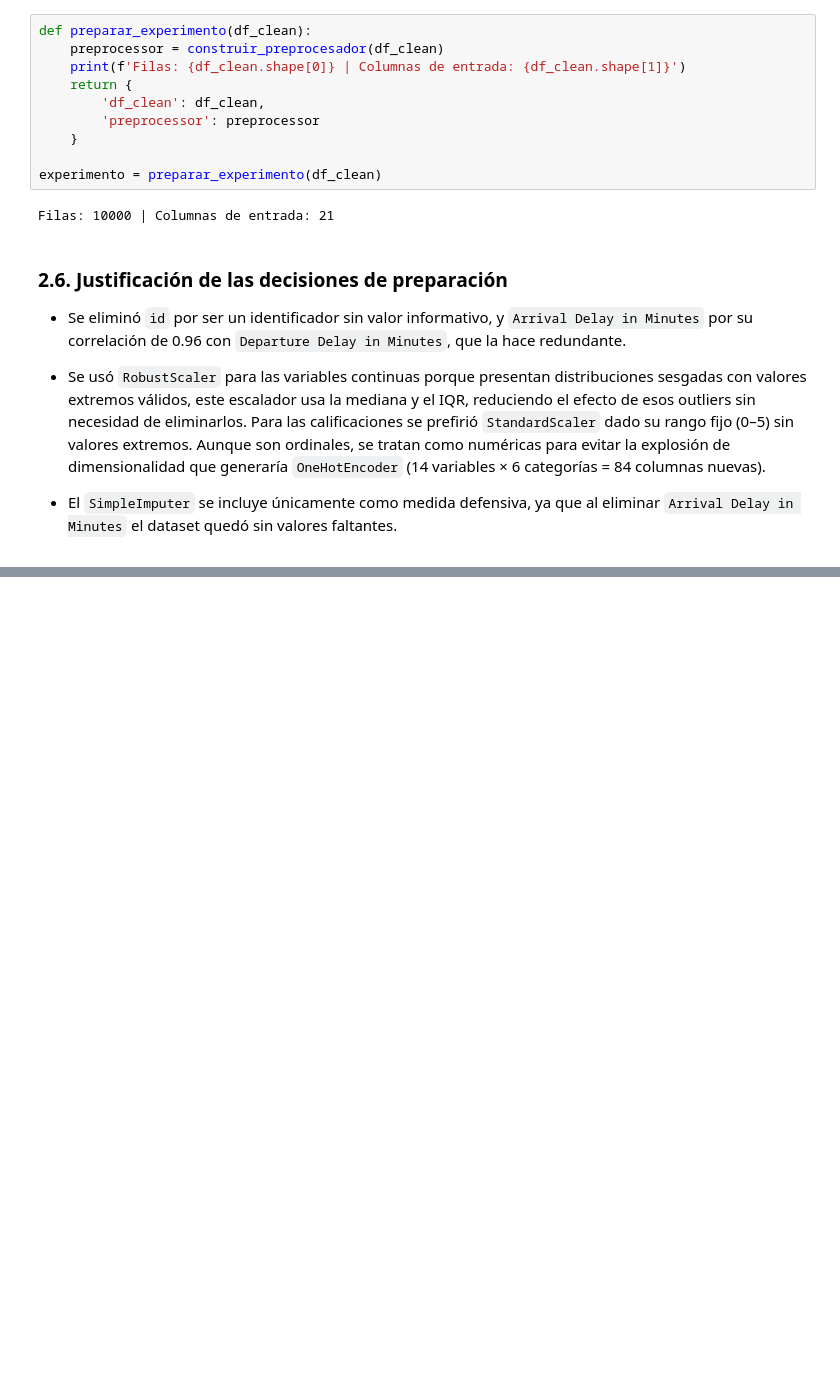
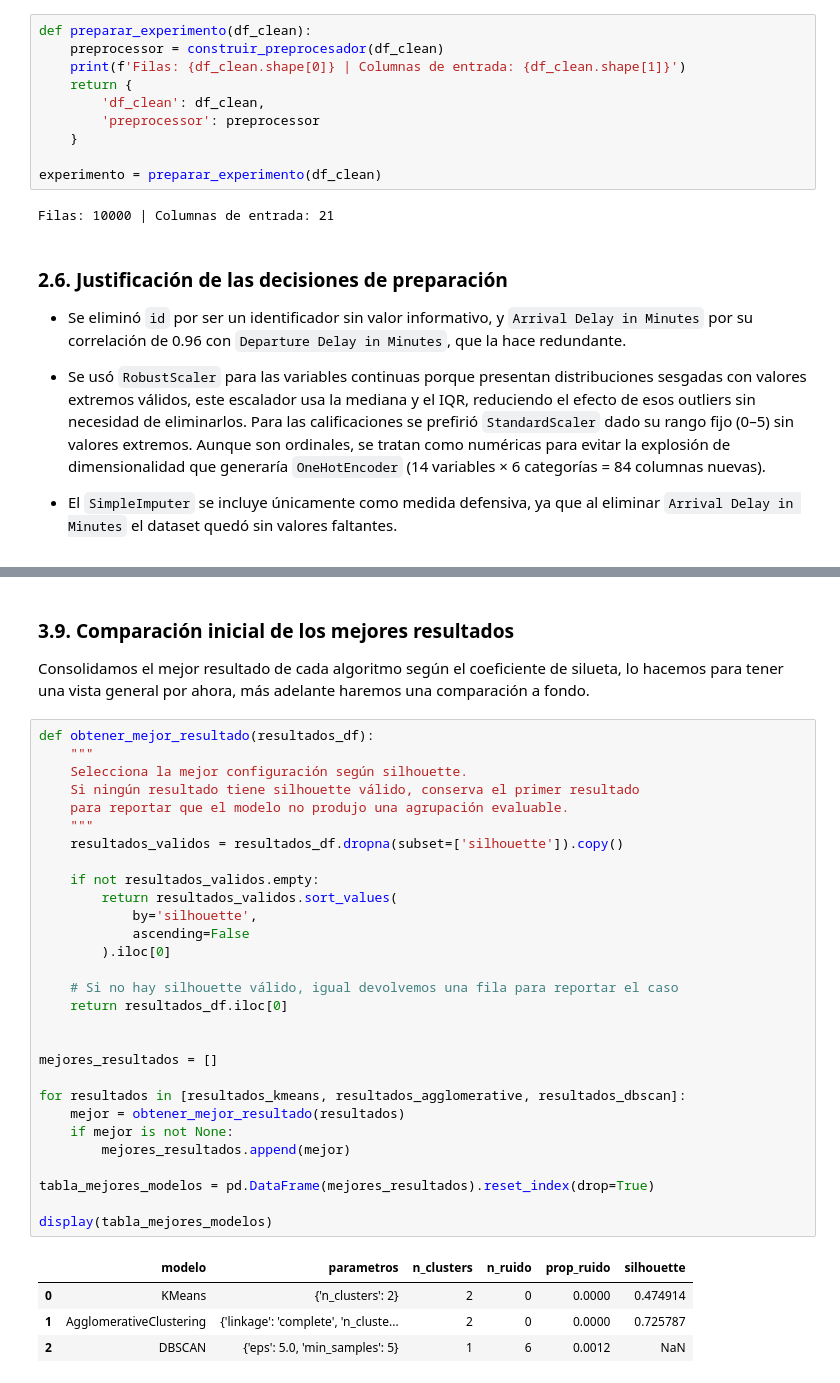
Before and after one commit to Dav1d10/MachineLearningLabs, a Jupyter notebook: Labs/Lab4.ipynb, the cells around one changed output, grey strips where cells are left out. Cells and saved outputs as stored; diff of their text form; blank space fills up the shorter version.

```diff
--- a/Labs/Lab4.ipynb
+++ b/Labs/Lab4.ipynb
@@ -512,0 +811,38 @@ se tratan como numéricas para evitar la explosión de dimensionalidad que gener
+# %% [markdown]
+### 3.9. Comparación inicial de los mejores resultados
+
+Consolidamos el mejor resultado de cada algoritmo según el coeficiente de silueta, lo hacemos para tener una vista general por ahora, más adelante haremos una comparación a fondo.
+# %%
+def obtener_mejor_resultado(resultados_df):
+    """
+    Selecciona la mejor configuración según silhouette.
+    Si ningún resultado tiene silhouette válido, conserva el primer resultado
+    para reportar que el modelo no produjo una agrupación evaluable.
+    """
+    resultados_validos = resultados_df.dropna(subset=['silhouette']).copy()
+
+    if not resultados_validos.empty:
+        return resultados_validos.sort_values(
+            by='silhouette',
+            ascending=False
+        ).iloc[0]
+
+    # Si no hay silhouette válido, igual devolvemos una fila para reportar el caso
+    return resultados_df.iloc[0]
+
+
+mejores_resultados = []
+
+for resultados in [resultados_kmeans, resultados_agglomerative, resultados_dbscan]:
+    mejor = obtener_mejor_resultado(resultados)
+    if mejor is not None:
+        mejores_resultados.append(mejor)
+
+tabla_mejores_modelos = pd.DataFrame(mejores_resultados).reset_index(drop=True)
+
+display(tabla_mejores_modelos)
+# %% [output]
+|  | modelo | parametros | n_clusters | n_ruido | prop_ruido | silhouette |
+| 0 | KMeans | {'n_clusters': 2} | 2 | 0 | 0.0000 | 0.474914 |
+| 1 | AgglomerativeClustering | {'linkage': 'complete', 'n_cluste... | 2 | 0 | 0.0000 | 0.725787 |
+| 2 | DBSCAN | {'eps': 5.0, 'min_samples': 5} | 1 | 6 | 0.0012 | NaN |
```
Also changed, not shown: parts of 24 cells of this notebook.
